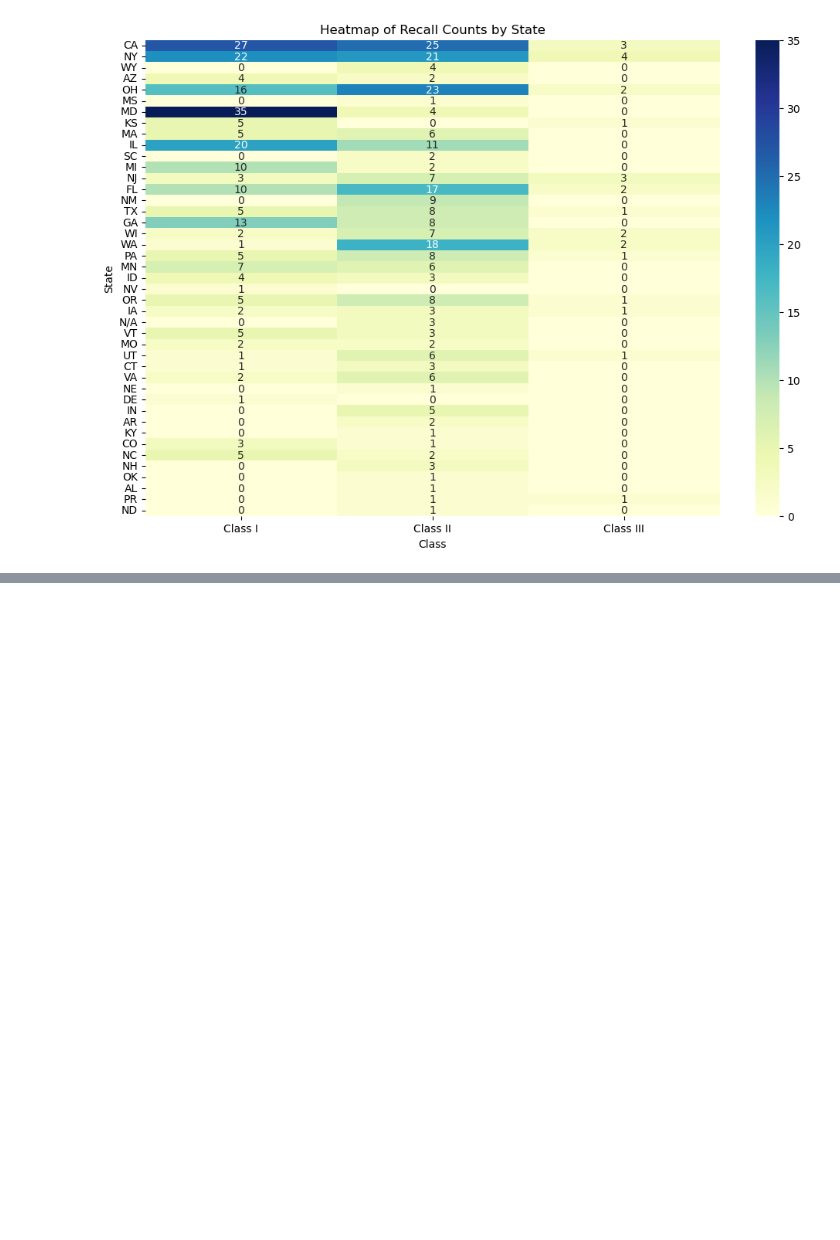
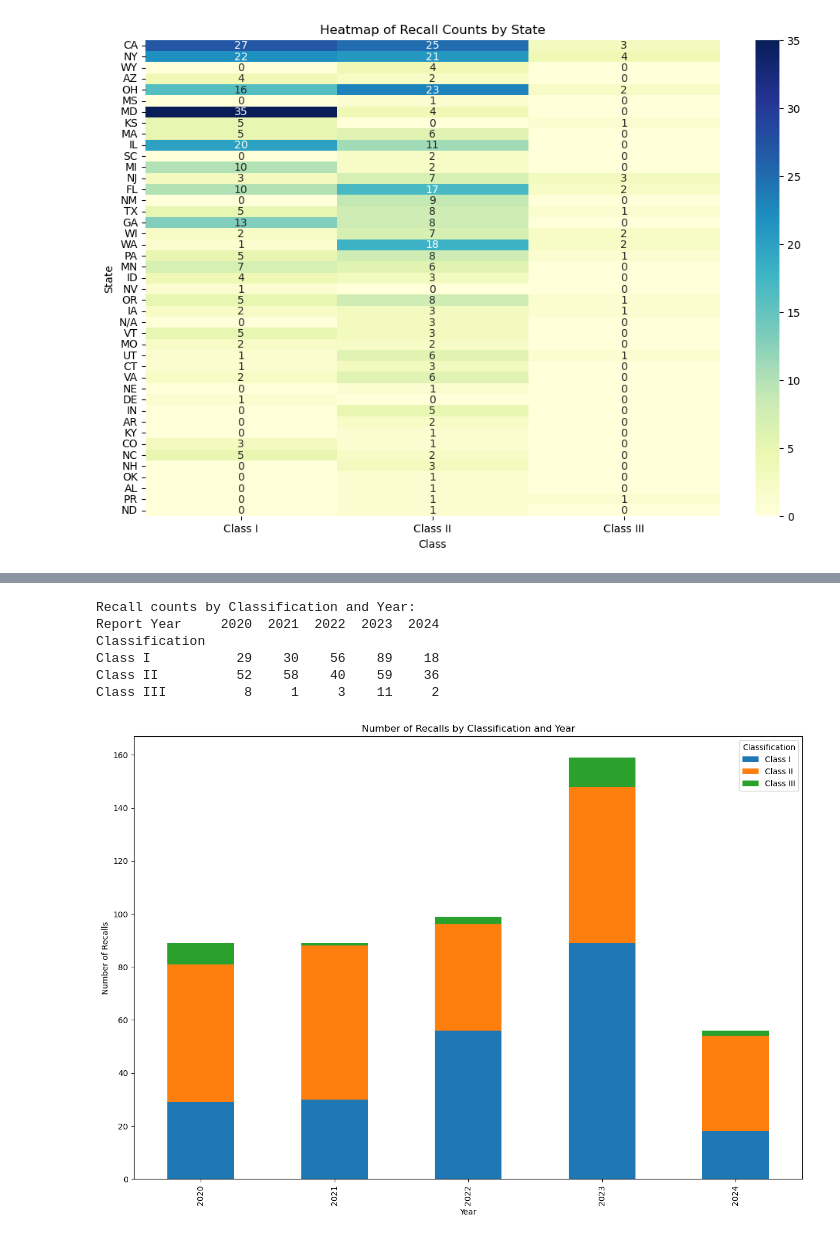
Before and after one commit to galvan0806/project_1_recalls, a Jupyter notebook: FDARecall.ipynb, the cells around one changed output, grey strips where cells are left out. Cells and saved outputs as stored; diff of their text form; code cells hidden in the pictures; blank space fills up the shorter version.

```diff
--- a/FDARecall.ipynb
+++ b/FDARecall.ipynb
@@ -463,0 +486,27 @@ plt.show()
+# %%
+# Count recalls by classification and year
+# Extract year from report_date
+clean_df['Report Year'] = pd.to_datetime(clean_df['Report Date']).dt.year
+
+    # Group by Classification and Report Year, and count the occurrences
+classification_year_counts = clean_df.groupby(['Classification', 'Report Year']).size().unstack(fill_value=0)
+
+    # Display the counts in the console
+print("Recall counts by Classification and Year:")
+print(classification_year_counts)
+
+    # Plot classification and year relationship
+classification_year_counts.T.plot(kind='bar', stacked=True, figsize=(15, 10))
+plt.title('Number of Recalls by Classification and Year')
+plt.xlabel('Year')
+plt.ylabel('Number of Recalls')
+plt.legend(title='Classification')
+plt.show()
+# %% [output]
+Recall counts by Classification and Year:
+Report Year     2020  2021  2022  2023  2024
+Classification
+Class I           29    30    56    89    18
+Class II          52    58    40    59    36
+Class III          8     1     3    11     2
+[figure, added]
```
Also changed, not shown: parts of 3 cells of this notebook.
